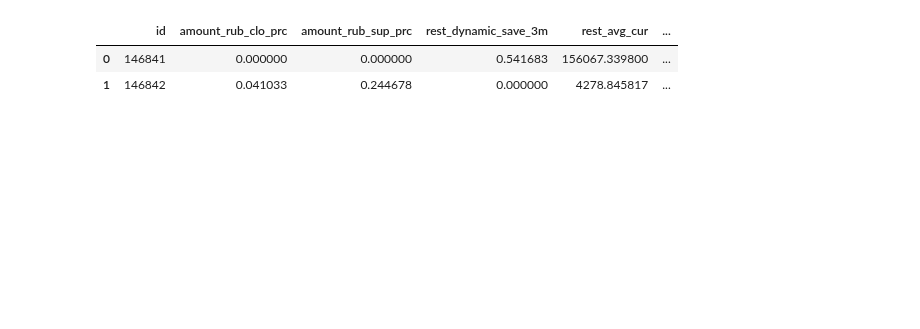
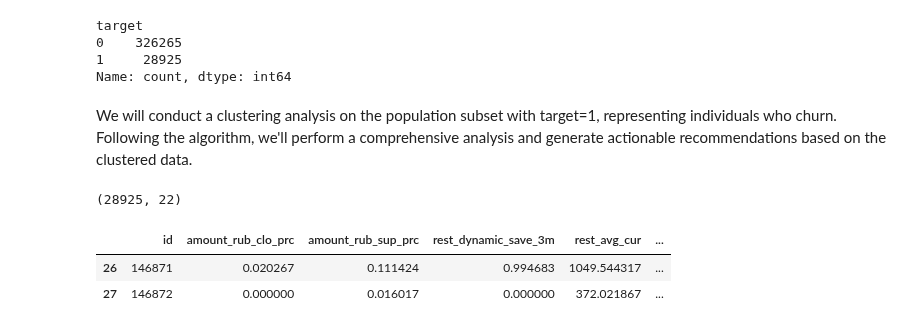
Before and after one commit to BDM3014ProjectWinter2024/BankChurnPrediction, a Jupyter notebook: clusteringmodel.ipynb, the cells around one changed output. Saved outputs shown, nothing was run; the diff lists cells and outputs as text; code cells hidden in the pictures; blank space fills up the shorter version.

```diff
--- a/clusteringmodel.ipynb
+++ b/clusteringmodel.ipynb
@@ -17,7 +20,22 @@ from sklearn.ensemble import AdaBoostClassifier
+# %%
+dataset['target'].value_counts()
+# %% [output]
+target
+0    326265
+1     28925
+Name: count, dtype: int64
+# %% [markdown]
+We will conduct a clustering analysis on the population subset with target=1, representing individuals who churn. Following the algorithm, we'll perform a comprehensive analysis and generate actionable recommendations based on the clustered data.
+# %%
+# Filter the DataFrame to include only rows where the target variable=1
+df = dataset[dataset['target'] == 1]
+df.shape
+# %% [output]
+(28925, 22)
 # %%
-dataset.head(2)
+df.head(2)
 # %% [output]
 |  | id | amount_rub_clo_prc | amount_rub_sup_prc | rest_dynamic_save_3m | rest_avg_cur | ... |
-| 0 | 146841 | 0.000000 | 0.000000 | 0.541683 | 156067.339800 | ... |
-| 1 | 146842 | 0.041033 | 0.244678 | 0.000000 | 4278.845817 | ... |
+| 26 | 146871 | 0.020267 | 0.111424 | 0.994683 | 1049.544317 | ... |
+| 27 | 146872 | 0.000000 | 0.016017 | 0.000000 | 372.021867 | ... |
 # %%
```
Also changed, not shown: parts of 14 cells of this notebook.
